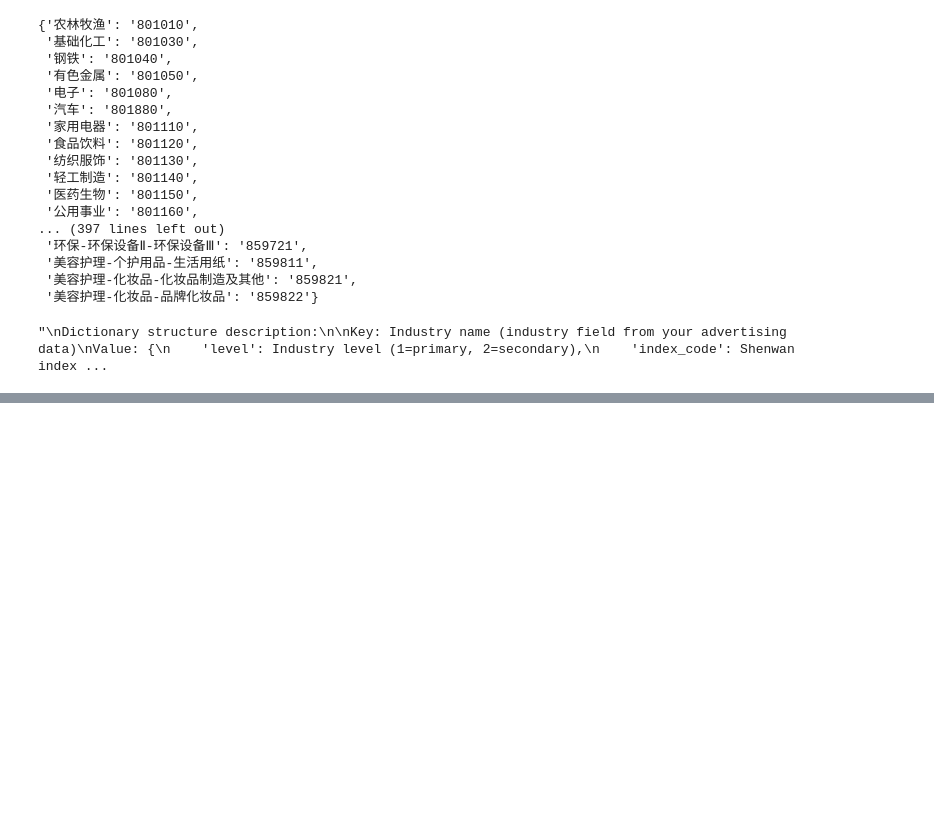
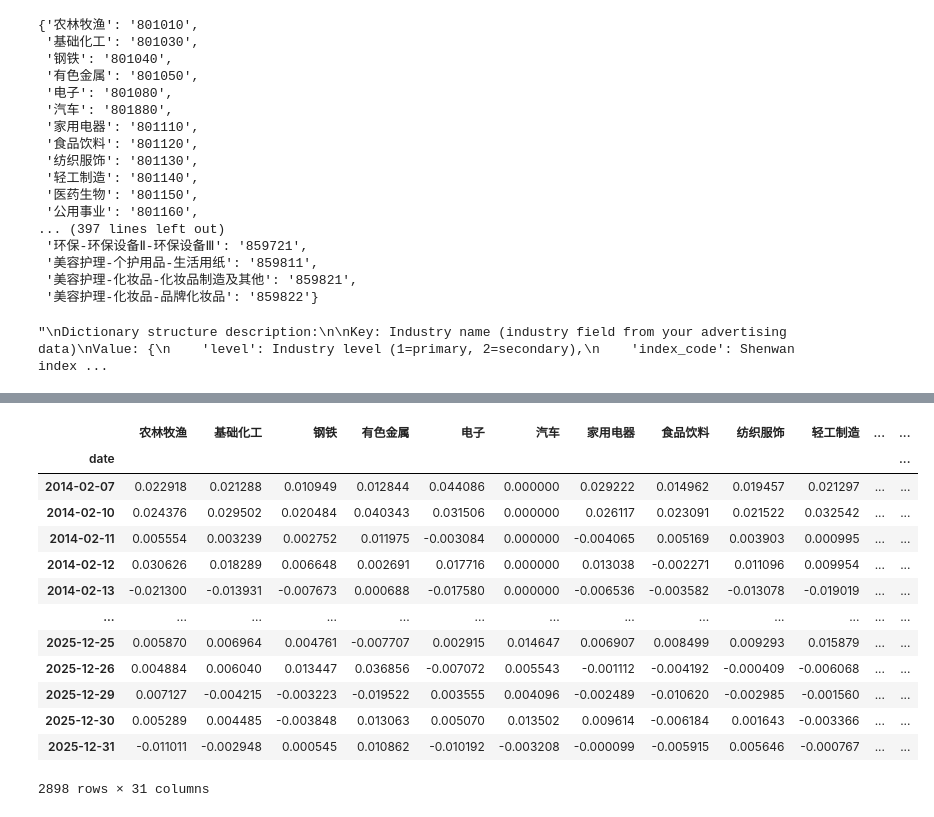
Before and after one commit to OddMiss/RMRB-Advertisement-Analysis, a Jupyter notebook: RMRBCore/Industry-ETF-Data.ipynb, the cells around one changed output, grey strips where cells are left out. Saved outputs shown, nothing was run; the diff lists cells and outputs as text; code cells hidden in the pictures; blank space fills up the shorter version.

```diff
--- a/RMRBCore/Industry-ETF-Data.ipynb
+++ b/RMRBCore/Industry-ETF-Data.ipynb
@@ -639,0 +747,17 @@ Download_SW_Index_Data(etf_folder_path=ETF_DATA_PATH, sector_code_dict=SW_SECTOR
+# %%
+industry_level1_roi_all_df
+# %% [output]
+|  | 农林牧渔 | 基础化工 | 钢铁 | 有色金属 | 电子 | 汽车 | 家用电器 | 食品饮料 | 纺织服饰 | 轻工制造 | ... | ... |
+| date |  |  |  |  |  |  |  |  |  |  |  | ... |
+| 2014-02-07 | 0.022918 | 0.021288 | 0.010949 | 0.012844 | 0.044086 | 0.000000 | 0.029222 | 0.014962 | 0.019457 | 0.021297 | ... | ... |
+| 2014-02-10 | 0.024376 | 0.029502 | 0.020484 | 0.040343 | 0.031506 | 0.000000 | 0.026117 | 0.023091 | 0.021522 | 0.032542 | ... | ... |
+| 2014-02-11 | 0.005554 | 0.003239 | 0.002752 | 0.011975 | -0.003084 | 0.000000 | -0.004065 | 0.005169 | 0.003903 | 0.000995 | ... | ... |
+| 2014-02-12 | 0.030626 | 0.018289 | 0.006648 | 0.002691 | 0.017716 | 0.000000 | 0.013038 | -0.002271 | 0.011096 | 0.009954 | ... | ... |
+| 2014-02-13 | -0.021300 | -0.013931 | -0.007673 | 0.000688 | -0.017580 | 0.000000 | -0.006536 | -0.003582 | -0.013078 | -0.019019 | ... | ... |
+| ... | ... | ... | ... | ... | ... | ... | ... | ... | ... | ... | ... | ... |
+| 2025-12-25 | 0.005870 | 0.006964 | 0.004761 | -0.007707 | 0.002915 | 0.014647 | 0.006907 | 0.008499 | 0.009293 | 0.015879 | ... | ... |
+| 2025-12-26 | 0.004884 | 0.006040 | 0.013447 | 0.036856 | -0.007072 | 0.005543 | -0.001112 | -0.004192 | -0.000409 | -0.006068 | ... | ... |
+| 2025-12-29 | 0.007127 | -0.004215 | -0.003223 | -0.019522 | 0.003555 | 0.004096 | -0.002489 | -0.010620 | -0.002985 | -0.001560 | ... | ... |
+| 2025-12-30 | 0.005289 | 0.004485 | -0.003848 | 0.013063 | 0.005070 | 0.013502 | 0.009614 | -0.006184 | 0.001643 | -0.003366 | ... | ... |
+| 2025-12-31 | -0.011011 | -0.002948 | 0.000545 | 0.010862 | -0.010192 | -0.003208 | -0.000099 | -0.005915 | 0.005646 | -0.000767 | ... | ... |
+2898 rows × 31 columns
```
Also changed, not shown: parts of 8 cells of this notebook, 19 other files.
